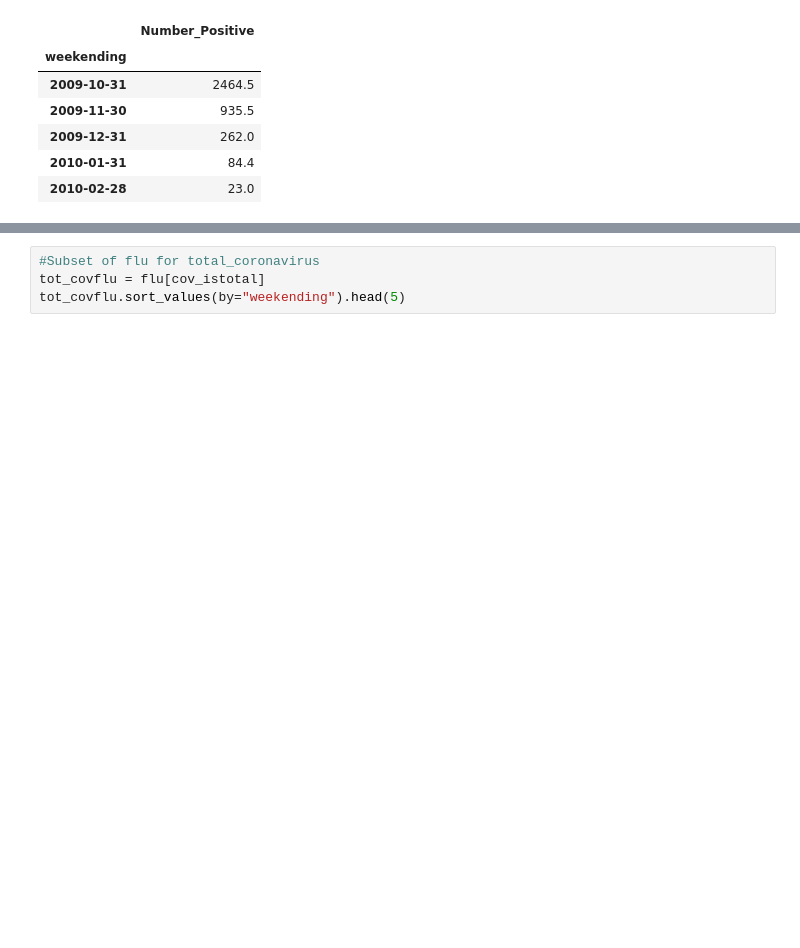
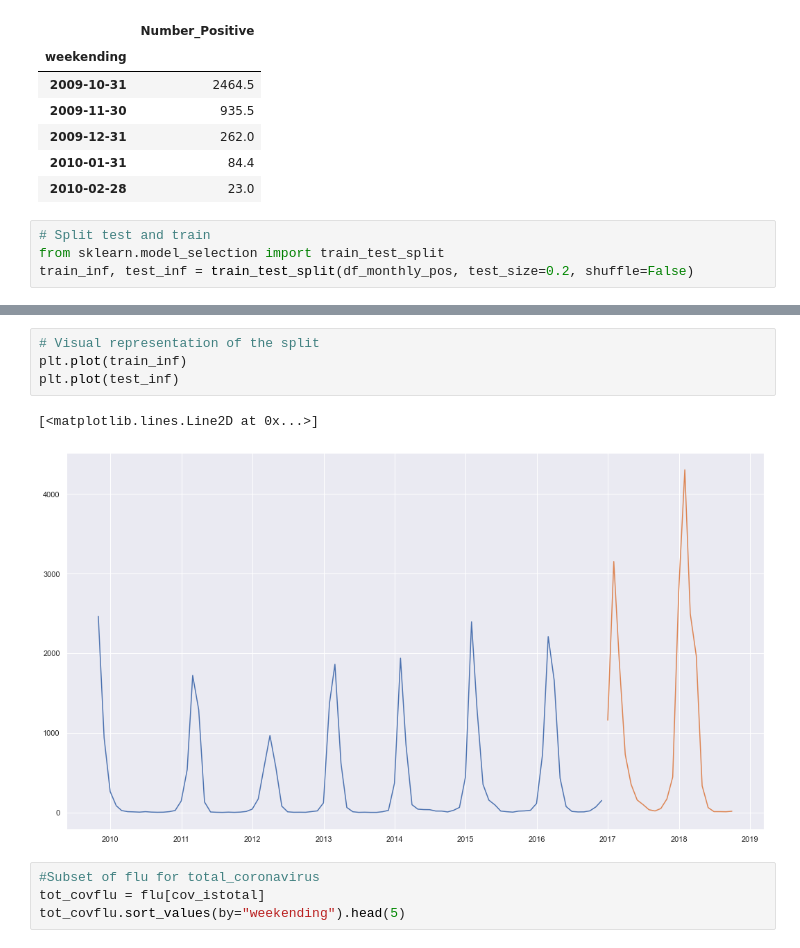
Before and after one commit to danypark91/ts_sarimax, a Jupyter notebook: flu.ipynb, the cells around one changed output, grey strips where cells are left out. Saved outputs shown, nothing was run; the diff lists cells and outputs as text; blank space fills up the shorter version.

```diff
--- a/flu.ipynb
+++ b/flu.ipynb
@@ -283,6 +283,10 @@ df_monthly_pos.head(5)
 | 2009-12-31 | 262.0 |
 | 2010-01-31 | 84.4 |
 | 2010-02-28 | 23.0 |
+# %%
+# Split test and train
+from sklearn.model_selection import train_test_split
+train_inf, test_inf = train_test_split(df_monthly_pos, test_size=0.2, shuffle=False)
 # %%
 #Best-fit of the model
 import pmdarima as pm
@@ -324,3 +344,10 @@ Total fit time: 2.419 seconds
+# %%
+# Visual representation of the split
+plt.plot(train_inf)
+plt.plot(test_inf)
+# %% [output]
+[<matplotlib.lines.Line2D at 0x...>]
+[figure, added]
 # %%
 #Subset of flu for total_coronavirus
 tot_covflu = flu[cov_istotal]
```
Also changed, not shown: parts of 3 cells of this notebook.
